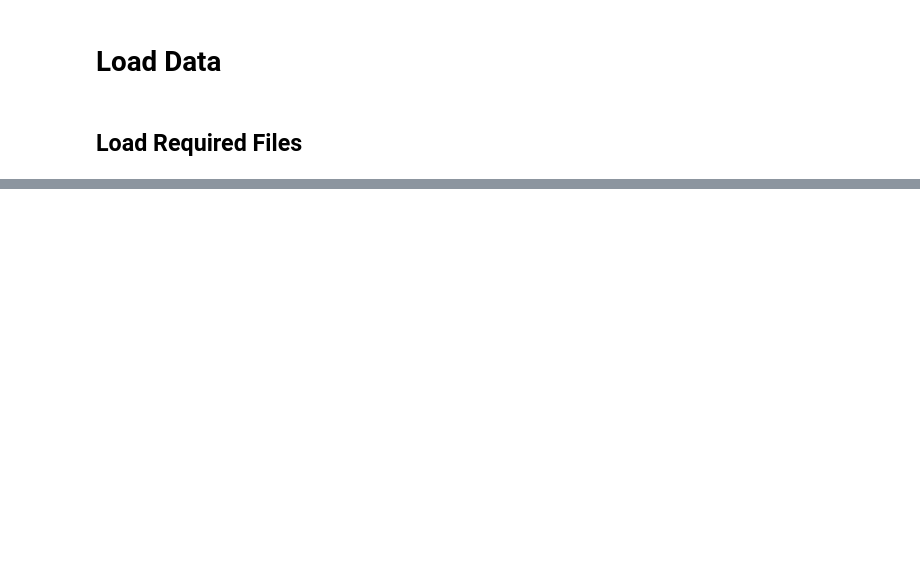
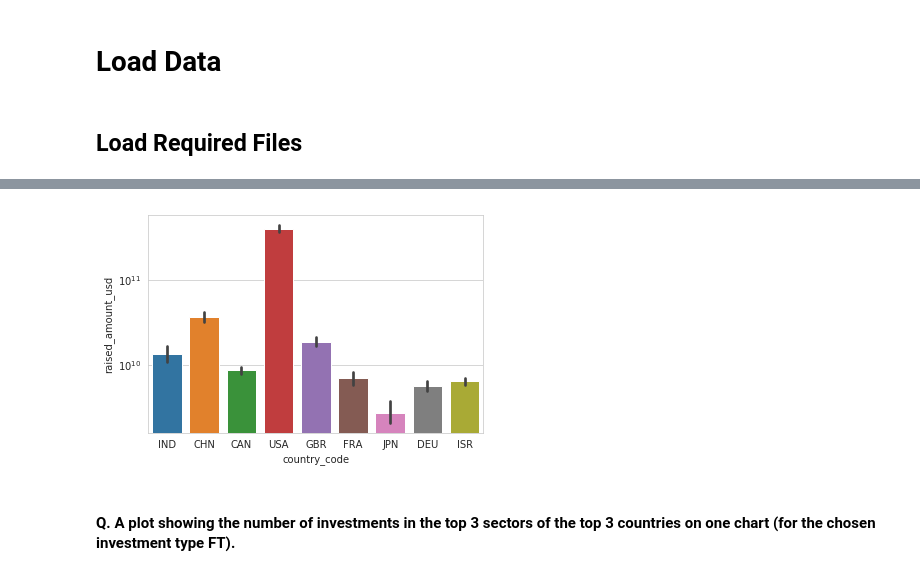
Before and after one commit to Shashi-Bhushan/upgrad-ml, a Jupyter notebook: StatisticsEssential/Module3/StatisticsEssential-Module3.ipynb, the cells around one changed output, grey strips where cells are left out. Cells and saved outputs as stored; diff of their text form; code cells hidden in the pictures; blank space fills up the shorter version.

```diff
--- a/StatisticsEssential/Module3/StatisticsEssential-Module3.ipynb
+++ b/StatisticsEssential/Module3/StatisticsEssential-Module3.ipynb
@@ -339,11 +191,0 @@ b
-# %%
-#TODO: Checkpoint 4: Sector Analysis 1
-#mapping[mapping['category_list'] == 'Media'].applymap(lambda x: print(type(x)))
-mapping['Automotive & Sports'] = mapping['Automotive & Sports'] * 1
-mapping['Cleantech / Semiconductors'] = mapping['Cleantech / Semiconductors'] * 2
-mapping['Entertainment'] = mapping['Entertainment'] * 3
-mapping['Health'] = mapping['Health'] * 4
-mapping['Manufacturing'] = mapping['Manufacturing'] * 5
-mapping['News, Search and Messaging'] = mapping['News, Search and Messaging'] * 6
-mapping['Others'] = mapping['Others'] * 7
-mapping['Social, Finance, Analytics, Advertising'] = mapping['Social, Finance, Analytics, Advertising'] * 8
@@ -388,0 +194,15 @@ b
+# %%
+# Create mapping_data_types to refer to later
+mapping_data_types = ['', 'Automotive & Sports', 'Cleantech / Semiconductors',  'Entertainment', 'Health',
+                      'Manufacturing', 'News, Search and Messaging', 'Others',
+                      'Social, Finance, Analytics, Advertising']
+
+# change values in mapping DF, So that columns with 1 will have column index as value instead of 1
+mapping[mapping_data_types[1]] = mapping[mapping_data_types[1]] * 1
+mapping[mapping_data_types[2]] = mapping[mapping_data_types[2]] * 2
+mapping[mapping_data_types[3]] = mapping[mapping_data_types[3]] * 3
+mapping[mapping_data_types[4]] = mapping[mapping_data_types[4]] * 4
+mapping[mapping_data_types[5]] = mapping[mapping_data_types[5]] * 5
+mapping[mapping_data_types[6]] = mapping[mapping_data_types[6]] * 6
+mapping[mapping_data_types[7]] = mapping[mapping_data_types[7]] * 7
+mapping[mapping_data_types[8]] = mapping[mapping_data_types[8]] * 8
@@ -388,0 +212,12 @@ b
+# %%
+def set_main_sector(x):
+    category = mapping[mapping['category_list'] == x]
+
+    if len(category) == 1:
+        return mapping_data_types[category['category_value'].values[0]]
+
+# set main sector in top9 DF now
+top9['main_sector'] = top9['primary_sector'].map(set_main_sector)
+# %%
+# since there are 2869 entries in top9 with no main_sector associated, we shall remove such rows from top9
+top9 = top9[~top9['main_sector'].isnull()]
@@ -388,0 +358,10 @@ b
+# %%
+# Solution Plot 2
+plt.yscale('log')
+
+sns.barplot(x='country_code', y='raised_amount_usd', data=top9, estimator=sum)
+plt.show()
+# %% [output]
+[figure, added]
+# %% [markdown]
+#### Q. A plot showing the number of investments in the top 3 sectors of the top 3 countries on one chart (for the chosen investment type FT).
```
Also changed, not shown: parts of 63 cells of this notebook, 2 other files.
